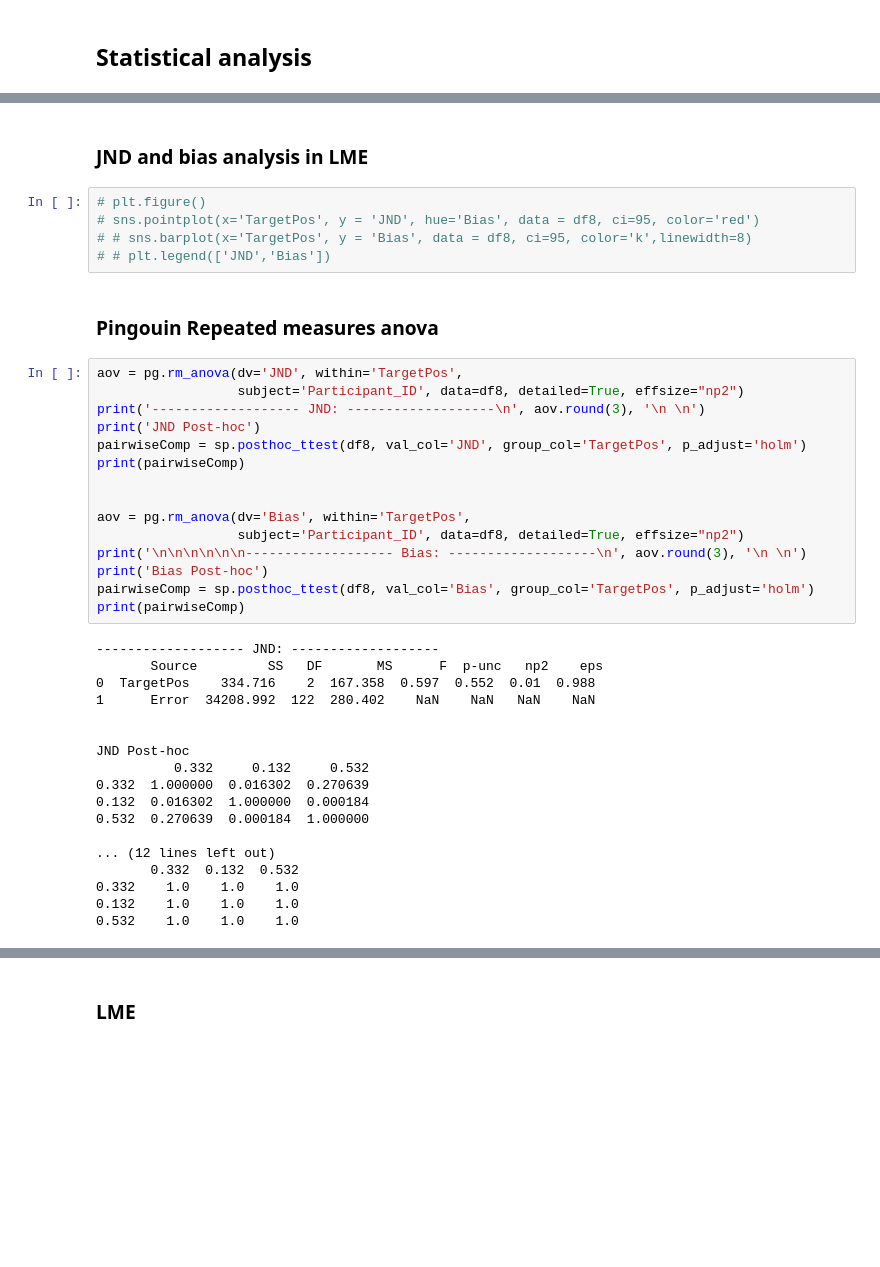
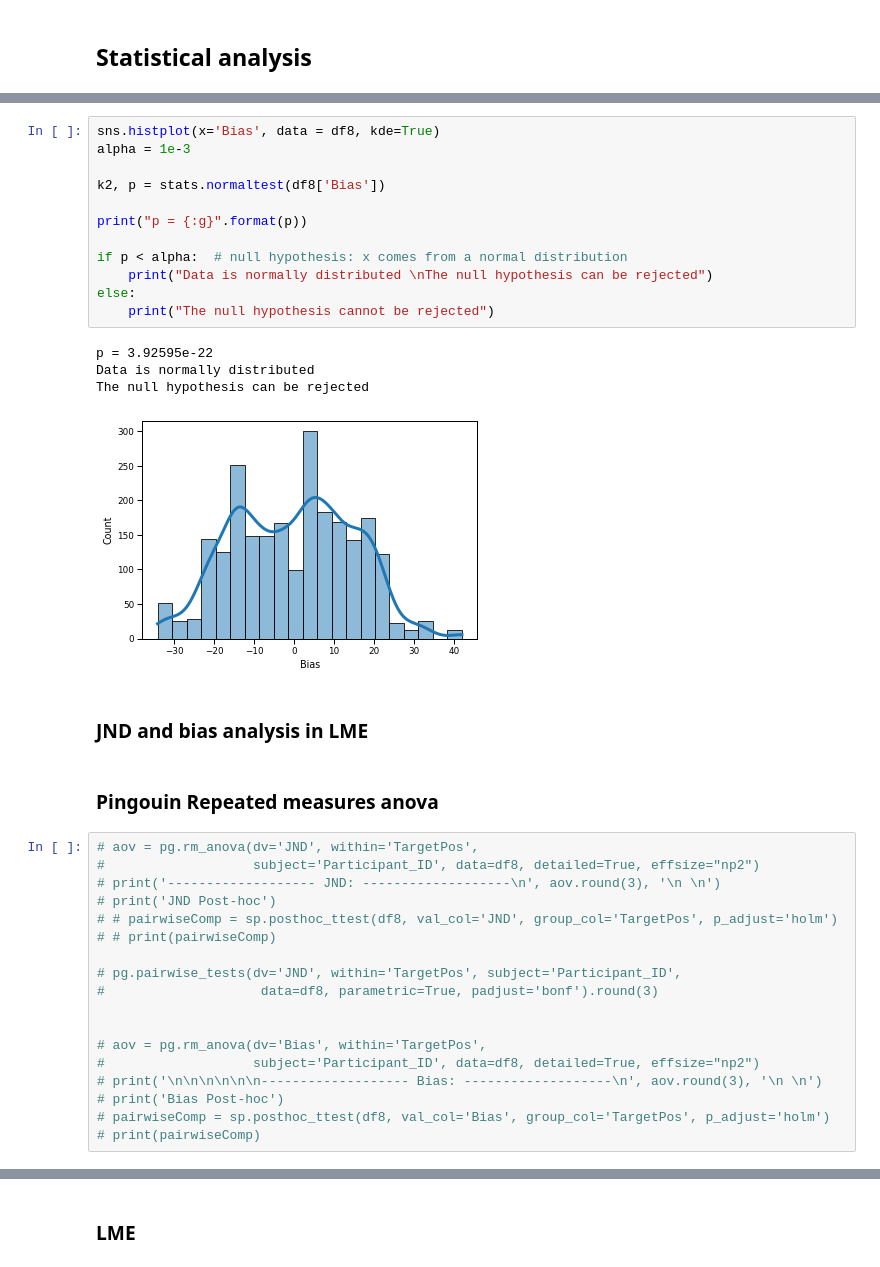
Before and after one commit to DiarKarim/Visual-Proprioceptive, a Jupyter notebook: VisualProprioceptive_Analysis/VP_Analaysis_v4_Individual_Targets.ipynb, the cells around one changed output, grey strips where cells are left out. Drawn from its saved outputs; the diff is of its cells as text; blank space fills up the shorter version.

```diff
--- a/VisualProprioceptive_Analysis/VP_Analaysis_v4_Individual_Targets.ipynb
+++ b/VisualProprioceptive_Analysis/VP_Analaysis_v4_Individual_Targets.ipynb
@@ -706,42 +729,39 @@ p_val: 0.64
+# %%
+sns.histplot(x='Bias', data = df8, kde=True)
+alpha = 1e-3
+
+k2, p = stats.normaltest(df8['Bias'])
+
+print("p = {:g}".format(p))
+
+if p < alpha:  # null hypothesis: x comes from a normal distribution
+    print("Data is normally distributed \nThe null hypothesis can be rejected")
+else:
+    print("The null hypothesis cannot be rejected")
+# %% [output]
+p = 3.92595e-22
+Data is normally distributed
+The null hypothesis can be rejected
+[figure, added]
 # %% [markdown]
 ### JND and bias analysis in LME
-# %%
-# plt.figure()
-# sns.pointplot(x='TargetPos', y = 'JND', hue='Bias', data = df8, ci=95, color='red')
-# # sns.barplot(x='TargetPos', y = 'Bias', data = df8, ci=95, color='k',linewidth=8)
-# # plt.legend(['JND','Bias'])
 # %% [markdown]
 ### Pingouin Repeated measures anova
 # %%
-aov = pg.rm_anova(dv='JND', within='TargetPos',
-                  subject='Participant_ID', data=df8, detailed=True, effsize="np2")
-print('------------------- JND: -------------------\n', aov.round(3), '\n \n')
-print('JND Post-hoc')
-pairwiseComp = sp.posthoc_ttest(df8, val_col='JND', group_col='TargetPos', p_adjust='holm')
-print(pairwiseComp)
+# aov = pg.rm_anova(dv='JND', within='TargetPos',
+#                   subject='Participant_ID', data=df8, detailed=True, effsize="np2")
+# print('------------------- JND: -------------------\n', aov.round(3), '\n \n')
+# print('JND Post-hoc')
+# # pairwiseComp = sp.posthoc_ttest(df8, val_col='JND', group_col='TargetPos', p_adjust='holm')
+# # print(pairwiseComp)
+
+# pg.pairwise_tests(dv='JND', within='TargetPos', subject='Participant_ID',
+#                    data=df8, parametric=True, padjust='bonf').round(3)
 
 
-aov = pg.rm_anova(dv='Bias', within='TargetPos',
-                  subject='Participant_ID', data=df8, detailed=True, effsize="np2")
-print('\n\n\n\n\n\n------------------- Bias: -------------------\n', aov.round(3), '\n \n')
-print('Bias Post-hoc')
-pairwiseComp = sp.posthoc_ttest(df8, val_col='Bias', group_col='TargetPos', p_adjust='holm')
-print(pairwiseComp)
+# aov = pg.rm_anova(dv='Bias', within='TargetPos',
+#                   subject='Participant_ID', data=df8, detailed=True, effsize="np2")
+# print('\n\n\n\n\n\n------------------- Bias: -------------------\n', aov.round(3), '\n \n')
+# print('Bias Post-hoc')
+# pairwiseComp = sp.posthoc_ttest(df8, val_col='Bias', group_col='TargetPos', p_adjust='holm')
+# print(pairwiseComp)
-# %% [output]
-------------------- JND: -------------------
-       Source         SS   DF       MS      F  p-unc   np2    eps
-0  TargetPos    334.716    2  167.358  0.597  0.552  0.01  0.988
-1      Error  34208.992  122  280.402    NaN    NaN   NaN    NaN
-
-
-JND Post-hoc
-          0.332     0.132     0.532
-0.332  1.000000  0.016302  0.270639
-0.132  0.016302  1.000000  0.000184
-0.532  0.270639  0.000184  1.000000
-
-... (12 lines left out)
-       0.332  0.132  0.532
-0.332    1.0    1.0    1.0
-0.132    1.0    1.0    1.0
-0.532    1.0    1.0    1.0
```
Also changed, not shown: parts of 14 cells of this notebook, 35 other files.
